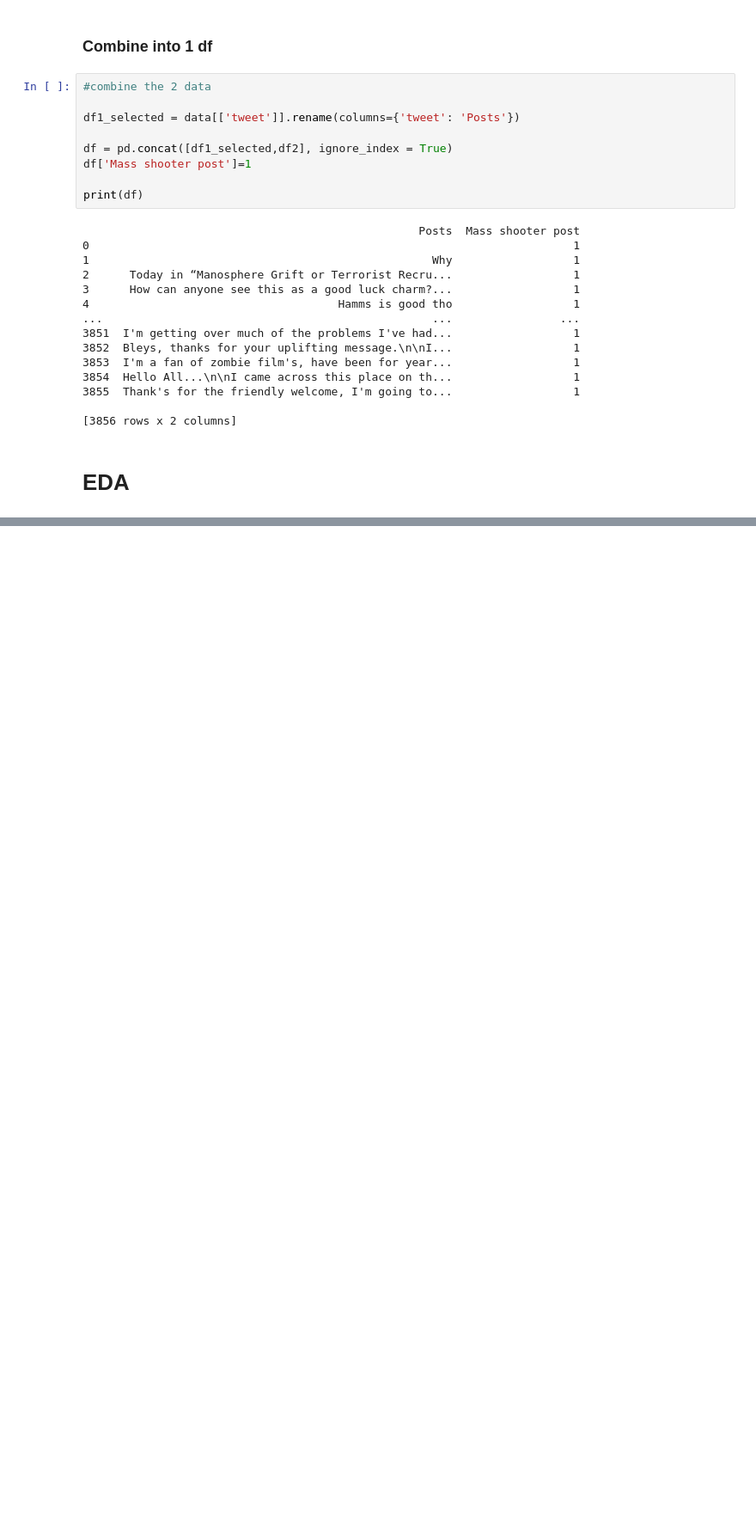
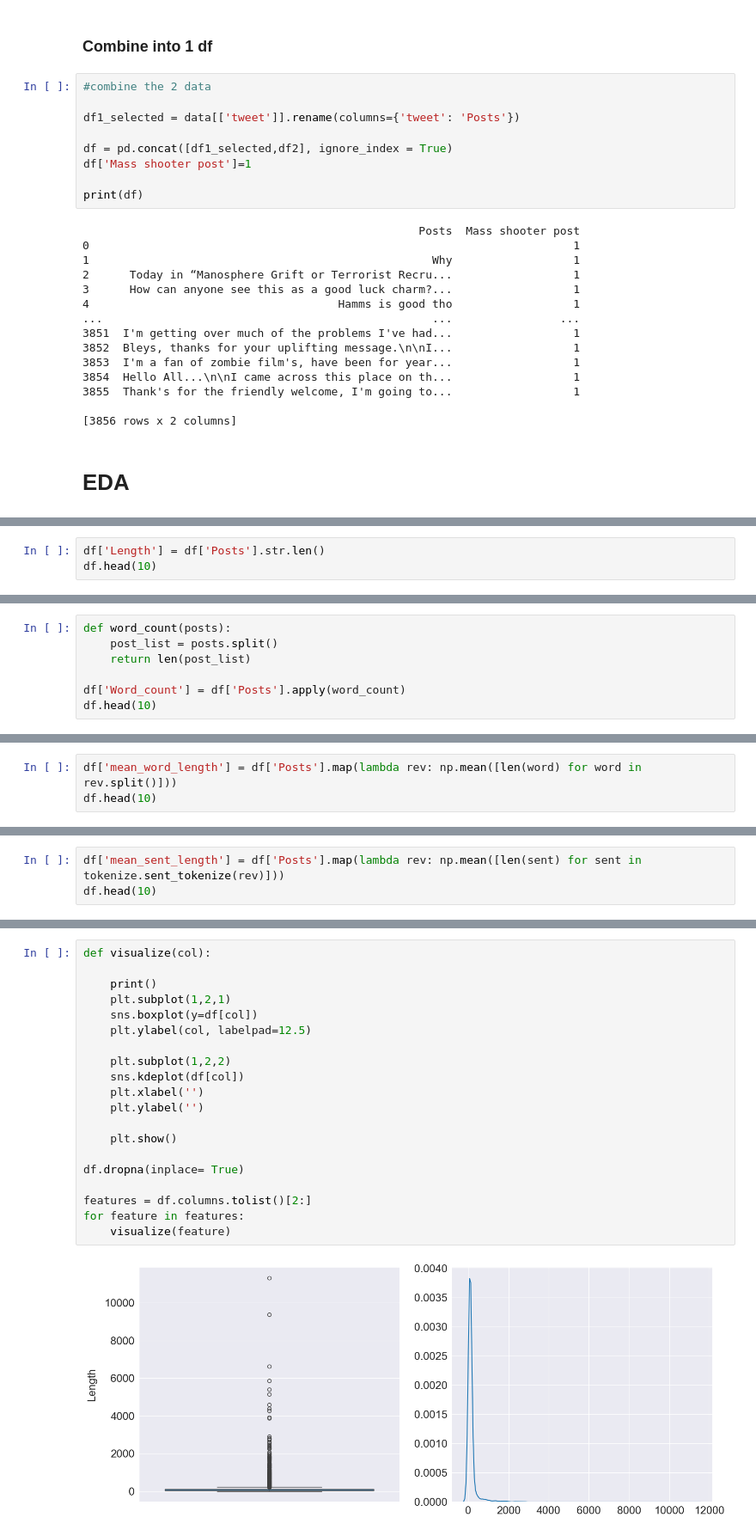
Before and after one commit to CrispiBacon/FYP, a Jupyter notebook: Code.ipynb, the cells around one changed output, grey strips where cells are left out. Shown at 86% size. Drawn from its saved outputs; the diff is of its cells as text; blank space fills up the shorter version.

```diff
--- a/Code.ipynb
+++ b/Code.ipynb
@@ -115,0 +139,3 @@ print(df)
+# %%
+df['Length'] = df['Posts'].str.len()
+df.head(10)
@@ -115,0 +154,7 @@ print(df)
+# %%
+def word_count(posts):
+    post_list = posts.split()
+    return len(post_list)
+
+df['Word_count'] = df['Posts'].apply(word_count)
+df.head(10)
@@ -115,0 +173,3 @@ print(df)
+# %%
+df['mean_word_length'] = df['Posts'].map(lambda rev: np.mean([len(word) for word in rev.split()]))
+df.head(10)
@@ -115,0 +188,3 @@ print(df)
+# %%
+df['mean_sent_length'] = df['Posts'].map(lambda rev: np.mean([len(sent) for sent in tokenize.sent_tokenize(rev)]))
+df.head(10)
@@ -115,0 +203,22 @@ print(df)
+# %%
+def visualize(col):
+
+    print()
+    plt.subplot(1,2,1)
+    sns.boxplot(y=df[col])
+    plt.ylabel(col, labelpad=12.5)
+
+    plt.subplot(1,2,2)
+    sns.kdeplot(df[col])
+    plt.xlabel('')
+    plt.ylabel('')
+
+    plt.show()
+
+df.dropna(inplace= True)
+
+features = df.columns.tolist()[2:]
+for feature in features:
+    visualize(feature)
+# %% [output]
+[figure, added]
```
Also changed, not shown: parts of 7 cells of this notebook.
